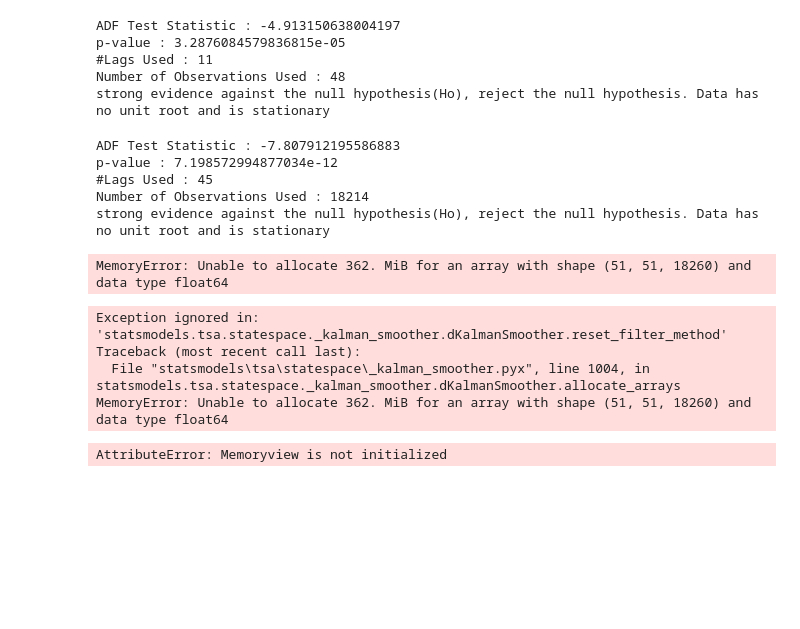
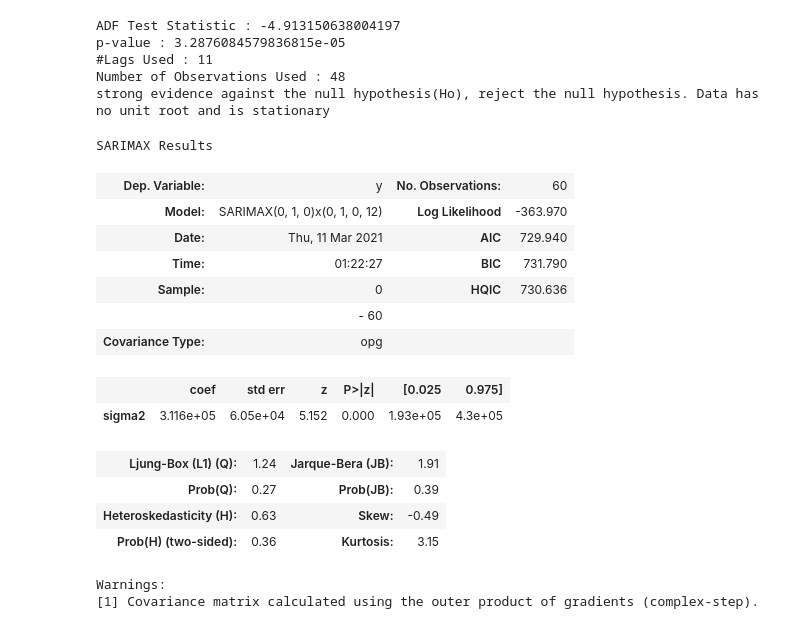
Before and after one commit to ayush0605/Demand-Forecasting-using-Python, a Jupyter notebook: Data_Preprocessing.ipynb, the cells around one changed output. Saved outputs shown, nothing was run; the diff lists cells and outputs as text; code cells hidden in the pictures; blank space fills up the shorter version.

```diff
--- a/Data_Preprocessing.ipynb
+++ b/Data_Preprocessing.ipynb
@@ -270,21 +266,23 @@ p-value : 3.2876084579836815e-05
 #Lags Used : 11
 Number of Observations Used : 48
 strong evidence against the null hypothesis(Ho), reject the null hypothesis. Data has no unit root and is stationary
-# %%
-adfuller_test(daily_data['Sales'])
-# %% [output]
-ADF Test Statistic : -7.807912195586883
-p-value : 7.198572994877034e-12
-#Lags Used : 45
-Number of Observations Used : 18214
-strong evidence against the null hypothesis(Ho), reject the null hypothesis. Data has no unit root and is stationary
 # %%
 from pmdarima import auto_arima
-auto_arima(daily_data['Sales'],seasonal=True, m=12, max_p=7, max_d=5, max_q=7, max_P=4, max_D=4,max_Q=4).summary()
+auto_arima(monthly_data['Sales'], seasonal=True, m=12,max_p=25, max_d=5,max_q=7, max_P=7, max_D=4,max_Q=4).summary()
 # %% [output]
-MemoryError: Unable to allocate 362. MiB for an array with shape (51, 51, 18260) and data type float64
+SARIMAX Results
+| Dep. Variable: | y | No. Observations: | 60 |
+| Model: | SARIMAX(0, 1, 0)x(0, 1, 0, 12) | Log Likelihood | -363.970 |
+| Date: | Thu, 11 Mar 2021 | AIC | 729.940 |
+| Time: | 01:22:27 | BIC | 731.790 |
+| Sample: | 0 | HQIC | 730.636 |
+|  | - 60 |  |  |
+| Covariance Type: | opg |  |  |
+|  | coef | std err | z | P>|z| | [0.025 | 0.975] |
+| sigma2 | 3.116e+05 | 6.05e+04 | 5.152 | 0.000 | 1.93e+05 | 4.3e+05 |
+| Ljung-Box (L1) (Q): | 1.24 | Jarque-Bera (JB): | 1.91 |
+| Prob(Q): | 0.27 | Prob(JB): | 0.39 |
+| Heteroskedasticity (H): | 0.63 | Skew: | -0.49 |
+| Prob(H) (two-sided): | 0.36 | Kurtosis: | 3.15 |
-Exception ignored in: 'statsmodels.tsa.statespace._kalman_smoother.dKalmanSmoother.reset_filter_method'
-Traceback (most recent call last):
-  File "statsmodels\tsa\statespace\_kalman_smoother.pyx", line 1004, in statsmodels.tsa.statespace._kalman_smoother.dKalmanSmoother.allocate_arrays
-MemoryError: Unable to allocate 362. MiB for an array with shape (51, 51, 18260) and data type float64
+Warnings:
+[1] Covariance matrix calculated using the outer product of gradients (complex-step).
-AttributeError: Memoryview is not initialized
```
Also changed, not shown: parts of 15 cells of this notebook.
